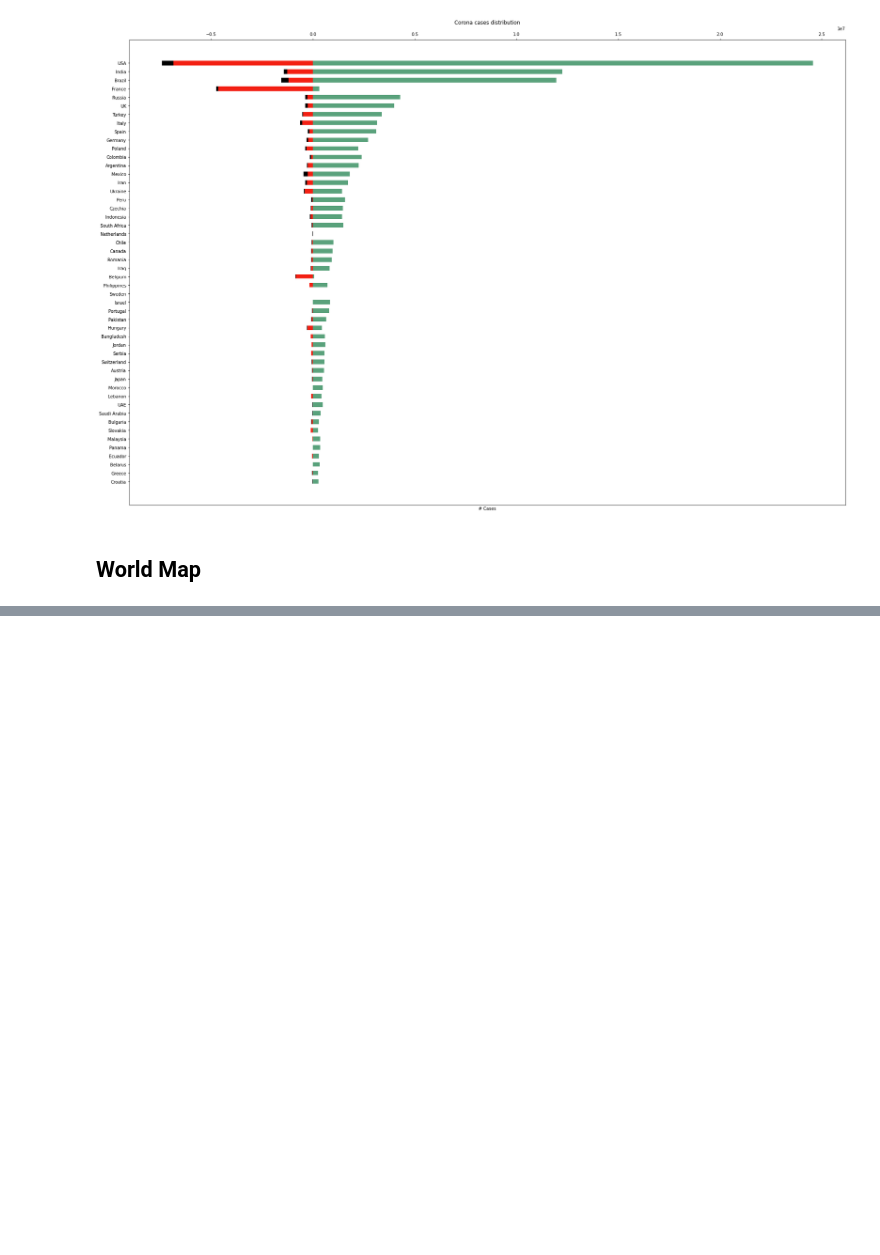
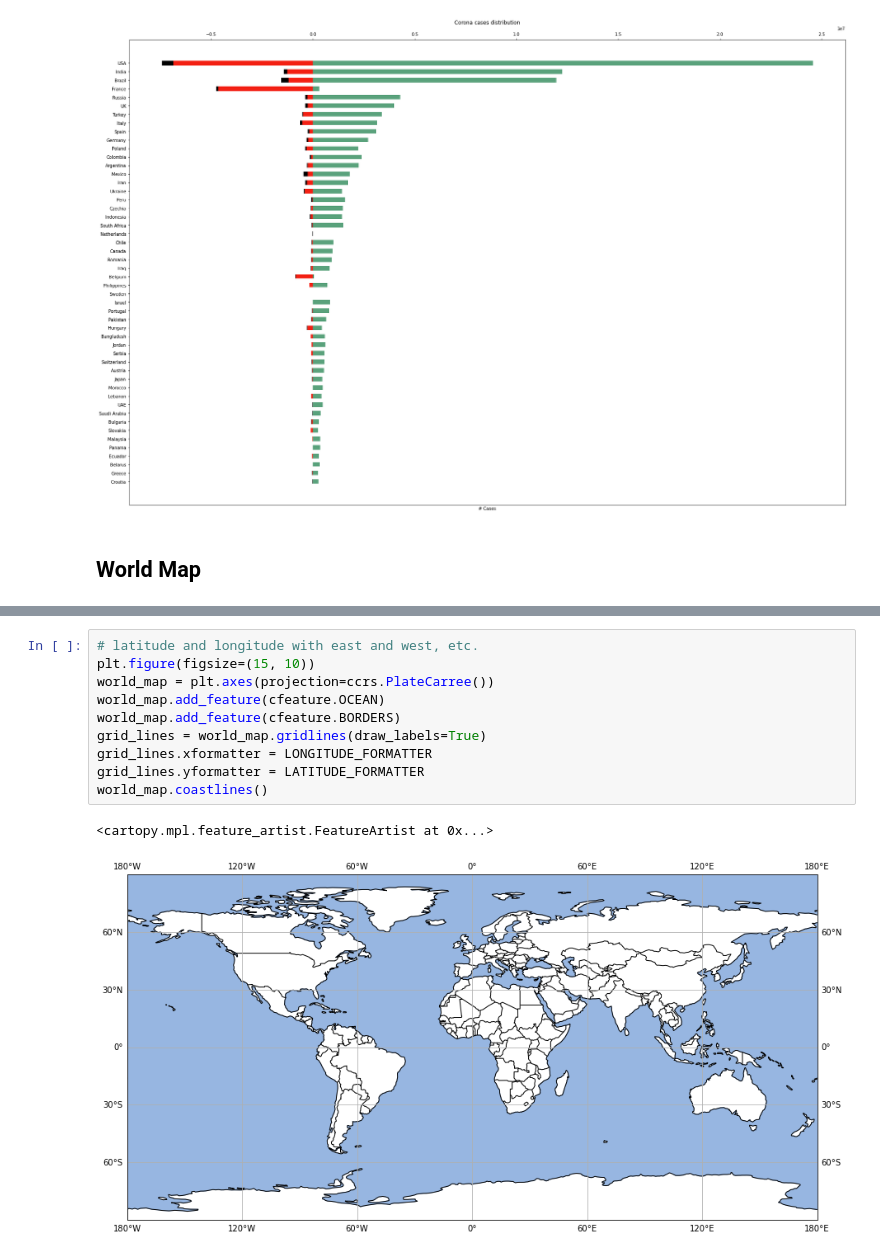
Before and after one commit to IrisStream/data-visualization, a Jupyter notebook: Lab1/sources/report.ipynb, the cells around one changed output, grey strips where cells are left out. Saved outputs shown, nothing was run; the diff lists cells and outputs as text; blank space fills up the shorter version.

```diff
--- a/Lab1/sources/report.ipynb
+++ b/Lab1/sources/report.ipynb
@@ -228,0 +236,13 @@ ImportError: cannot import name 'dedent'
+# %%
+# latitude and longitude with east and west, etc.
+plt.figure(figsize=(15, 10))
+world_map = plt.axes(projection=ccrs.PlateCarree())
+world_map.add_feature(cfeature.OCEAN)
+world_map.add_feature(cfeature.BORDERS)
+grid_lines = world_map.gridlines(draw_labels=True)
+grid_lines.xformatter = LONGITUDE_FORMATTER
+grid_lines.yformatter = LATITUDE_FORMATTER
+world_map.coastlines()
+# %% [output]
+<cartopy.mpl.feature_artist.FeatureArtist at 0x...>
+[figure, added]
```
Also changed, not shown: parts of 3 cells of this notebook, 1 other file.
